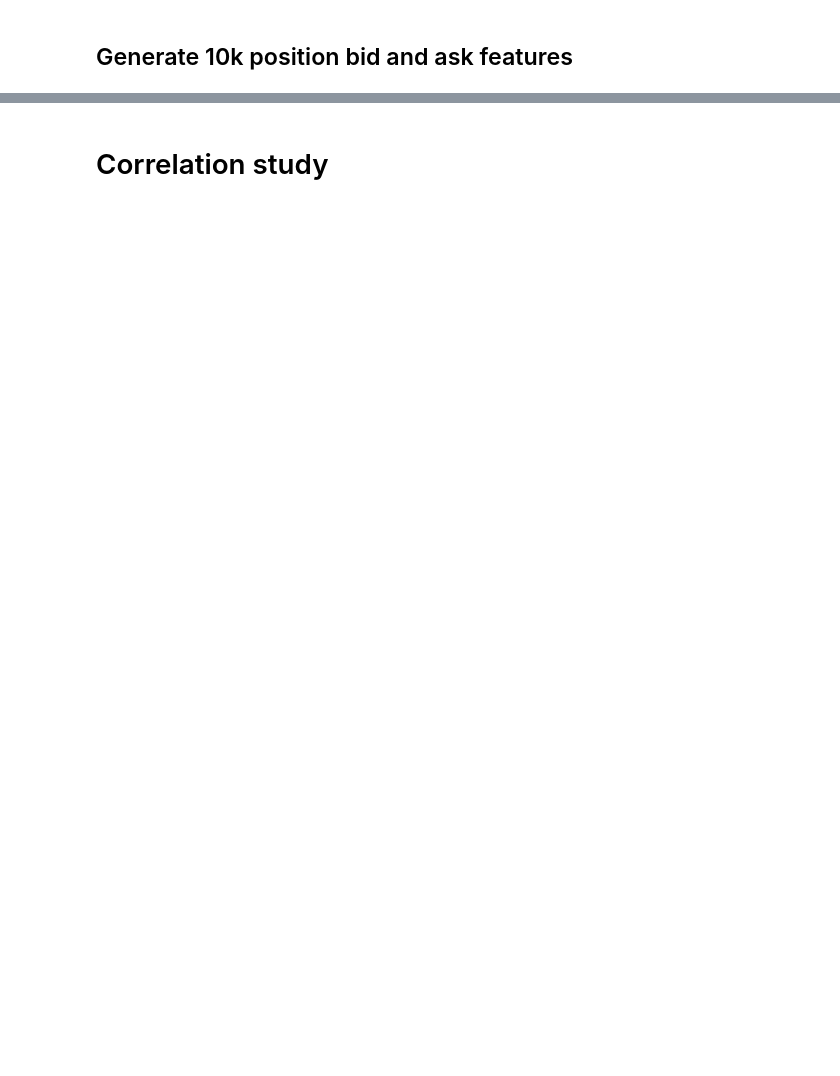
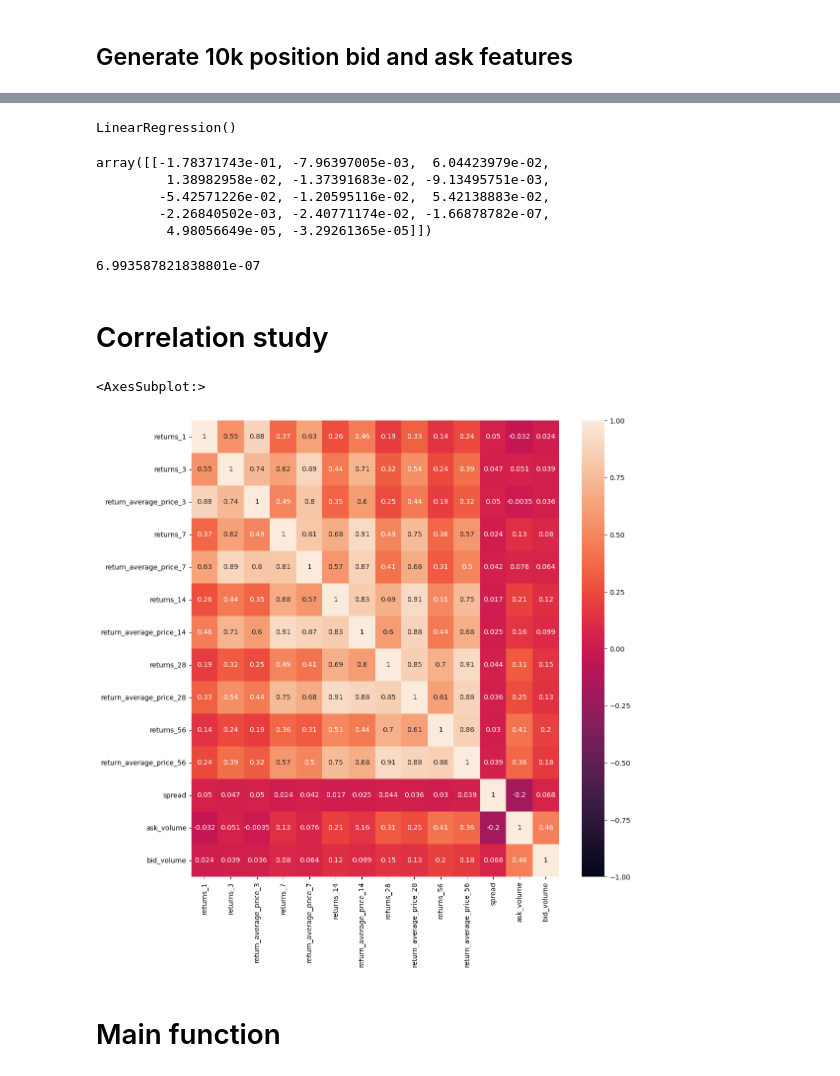
Before and after one commit to nicolassinott/Optiver_Ready_Trader_Go, a Jupyter notebook: pyready_trader_go/winning.ipynb, the cells around one changed output, grey strips where cells are left out. Cells and saved outputs as stored; diff of their text form; code cells hidden in the pictures; blank space fills up the shorter version.

```diff
--- a/pyready_trader_go/winning.ipynb
+++ b/pyready_trader_go/winning.ipynb
@@ -91,3 +310,22 @@ data_new = create_complete_data(data, SHIFTS)
+# %%
+model = LinearRegression()
+model.fit(X, y)
+# %% [output]
+LinearRegression()
+# %%
+model.coef_
+# %% [output]
+array([[-1.78371743e-01, -7.96397005e-03,  6.04423979e-02,
+         1.38982958e-02, -1.37391683e-02, -9.13495751e-03,
+        -5.42571226e-02, -1.20595116e-02,  5.42138883e-02,
+        -2.26840502e-03, -2.40771174e-02, -1.66878782e-07,
+         4.98056649e-05, -3.29261365e-05]])
+# %%
+from sklearn.metrics import mean_squared_error
+
+mean_squared_error(y, model.predict(X))
+# %% [output]
+6.993587821838801e-07
 # %% [markdown]
 # Correlation study
 # %%
@@ -101,10 +339,15 @@ def correlation_study_df(data : pd.DataFrame, shifts : list) -> pd.DataFrame:
 
     return data_corr.drop(columns=['mid_price'])
 # %%
-data_corr = correlation_study_df(data, SHIFTS)
+# data_corr = correlation_study_df(data, SHIFTS)
+
+data_corr = features.copy()
 
 plt.figure(figsize=(12,12))
 sns.heatmap(data = data_corr.corr(), annot=True, vmin = -1, vmax = 1)
+# %% [output]
+<AxesSubplot:>
+[figure, added]
 # %%
 COLUMNS_TO_DROP = ['returns_1', 'returns_3', 'returns_7','returns_14','return_average_price_14','return_average_price_56','return_average_price_28']
 
@@ -123,3 +366,5 @@ def create_complete_data_without_corr_columns(data : pd.DataFrame, shifts : list
     return new_data.drop(columns = columns_to_drop)
 # %%
 data_complete = create_complete_data_without_corr_columns(data, SHIFTS, COLUMNS_TO_DROP)
+# %% [markdown]
+# Main function
```
Also changed, not shown: parts of 32 cells of this notebook.
